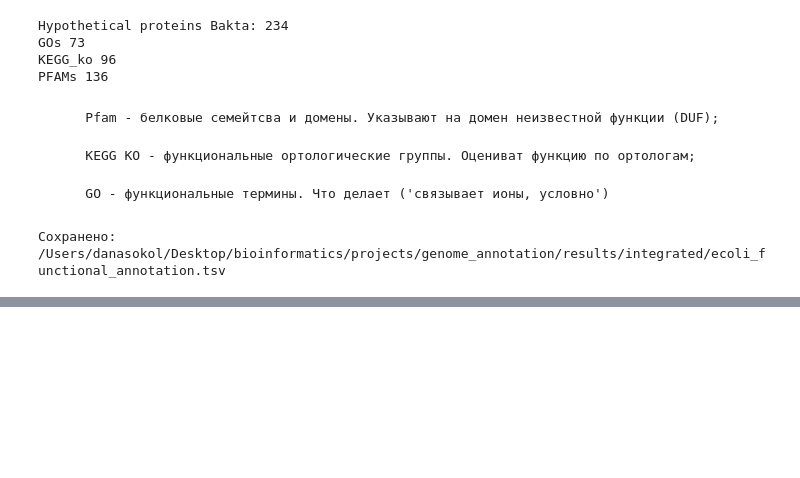
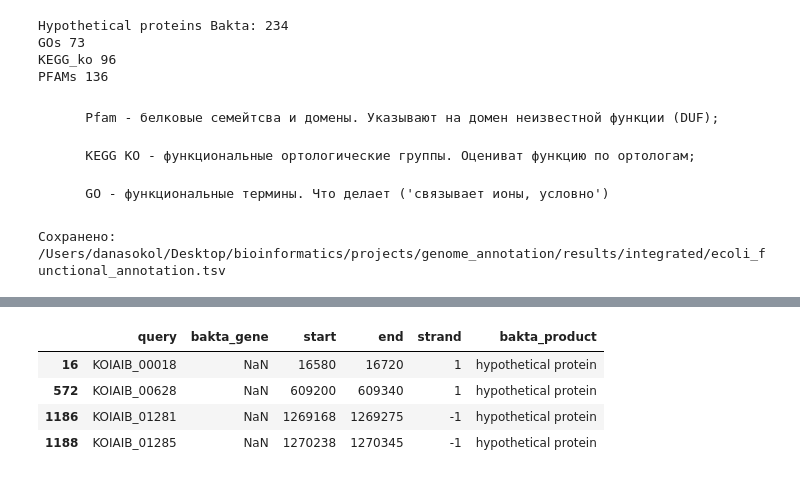
Before and after one commit to dankasokol/Genome-annotation-E.coli-K12, a Jupyter notebook: notebooks/03_functional_annotation.ipynb, the cells around one changed output, grey strips where cells are left out. Saved outputs shown, nothing was run; the diff lists cells and outputs as text; code cells hidden in the pictures; blank space fills up the shorter version.

```diff
--- a/notebooks/03_functional_annotation.ipynb
+++ b/notebooks/03_functional_annotation.ipynb
@@ -210,0 +282,27 @@ annotated_hypothetical[available_columns].to_csv(
+# %%
+duplicate_ids = [
+    "KOIAIB_00018",
+    "KOIAIB_00628",
+    "KOIAIB_01281",
+    "KOIAIB_01285"
+]
+
+display(
+    merged.loc[
+        merged["query"].isin(duplicate_ids),
+        [
+            "query",
+            "bakta_gene",
+            "start",
+            "end",
+            "strand",
+            "bakta_product"
+        ]
+    ]
+)
+# %% [output]
+|  | query | bakta_gene | start | end | strand | bakta_product |
+| 16 | KOIAIB_00018 | NaN | 16580 | 16720 | 1 | hypothetical protein |
+| 572 | KOIAIB_00628 | NaN | 609200 | 609340 | 1 | hypothetical protein |
+| 1186 | KOIAIB_01281 | NaN | 1269168 | 1269275 | -1 | hypothetical protein |
+| 1188 | KOIAIB_01285 | NaN | 1270238 | 1270345 | -1 | hypothetical protein |
```
Also changed, not shown: parts of 18 cells of this notebook, 3 other files.
